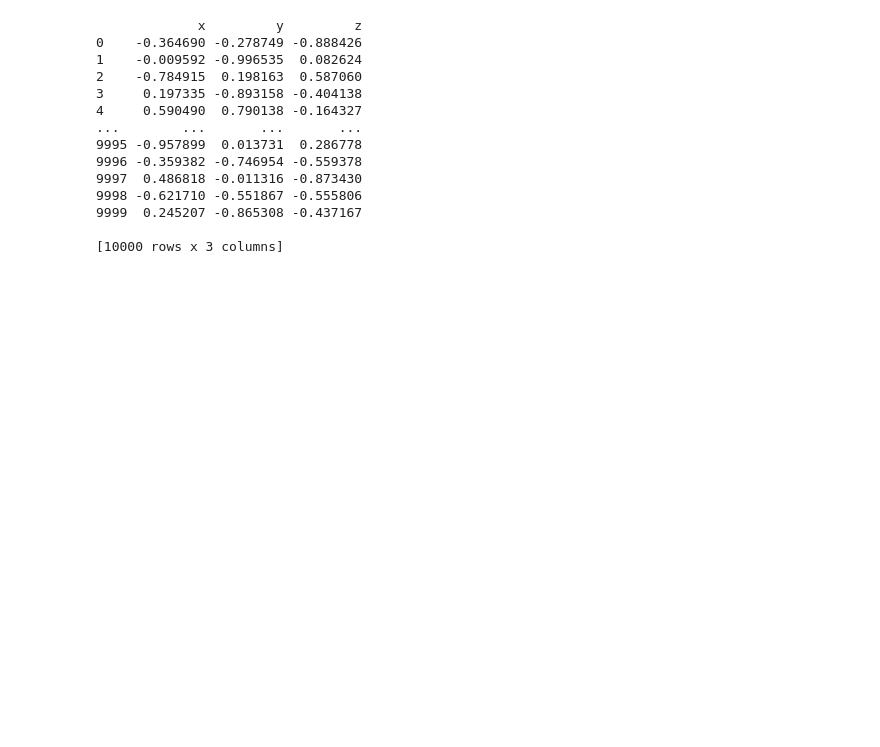
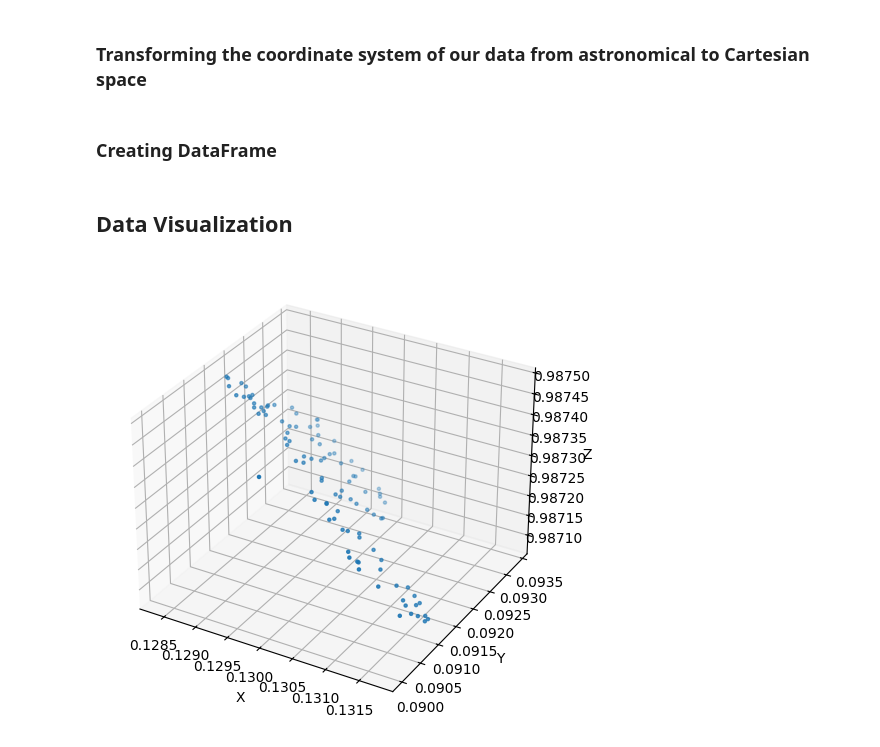
Before and after one commit to anbonik/odkrywanie-gromad-gwiazdowych, a Jupyter notebook: 2_odkrywanie_gromad_gwiazdowych.ipynb, the cells around one changed output. Drawn from its saved outputs; the diff is of its cells as text; code cells hidden in the pictures; blank space fills up the shorter version.

Commit message:
ogarniecie i posprzątanie kodu, dodanie kodu do testów, gdy gaia jest w maintance

```diff
--- a/2_odkrywanie_gromad_gwiazdowych.ipynb
+++ b/2_odkrywanie_gromad_gwiazdowych.ipynb
@@ -39 +69,14 @@ table = job.get_results()
+# %%
+#tworzenie obiektu SkyCord dla gaia
+#gwiazdy = SkyCoord(df["ra"], df["dec"])
+
+# dla tych innych
+gwiazdy = SkyCoord(
+    df["ra"].values,
+    df["dec"].values,
+    unit="deg",
+    frame="icrs"
+)
+# %% [markdown]
+### Transforming the coordinate system of our data from astronomical to Cartesian space
 # %%
@@ -42,26 +83,28 @@ gwiazdy = SkyCoord(table["ra"], table["dec"])
 #zamiana współrzędnych na kartezjanskie
 gwiazdy_cart = gwiazdy.represent_as("cartesian")
+# %% [markdown]
+### Creating DataFrame
 # %%
 
 # tworzenie DataFrame z odzielnymi kolumnami x,y,z
-gwiazdy_df = pd.DataFrame({
+df = pd.DataFrame({
     'x': gwiazdy_cart.x.value,
     'y': gwiazdy_cart.y.value,
     'z': gwiazdy_cart.z.value
 })
-print(gwiazdy_df)
-# %% [output]
-             x         y         z
-0    -0.364690 -0.278749 -0.888426
-1    -0.009592 -0.996535  0.082624
-2    -0.784915  0.198163  0.587060
-3     0.197335 -0.893158 -0.404138
-4     0.590490  0.790138 -0.164327
-...        ...       ...       ...
-9995 -0.957899  0.013731  0.286778
-9996 -0.359382 -0.746954 -0.559378
-9997  0.486818 -0.011316 -0.873430
-9998 -0.621710 -0.551867 -0.555806
-9999  0.245207 -0.865308 -0.437167
-
-[10000 rows x 3 columns]
+# %% [markdown]
+## Data Visualization
+# %%
+fig = plt.figure()
+ax = fig.add_subplot(111, projection="3d")
+
+ax.scatter(df["x"], df["y"], df["z"], s=5)
+
+ax.set_xlabel("X")
+ax.set_ylabel("Y")
+ax.set_zlabel("Z")
+
+plt.tight_layout()
+plt.show()
+# %% [output]
+[figure, added]
```
Also changed, not shown: parts of 10 cells of this notebook, 1 other file.
